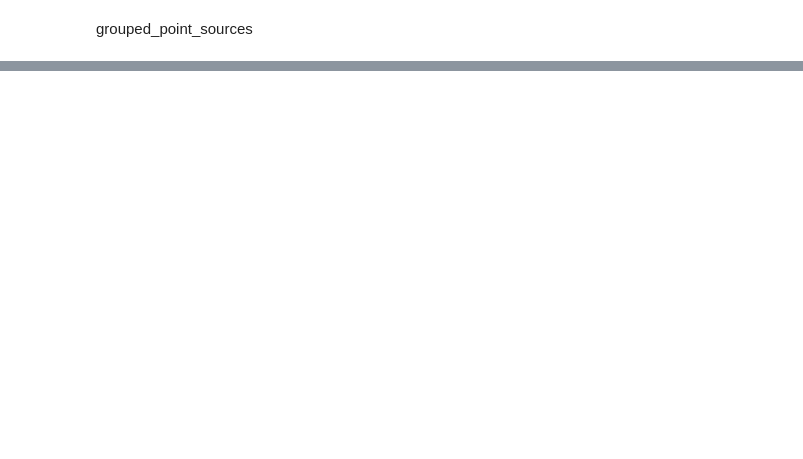
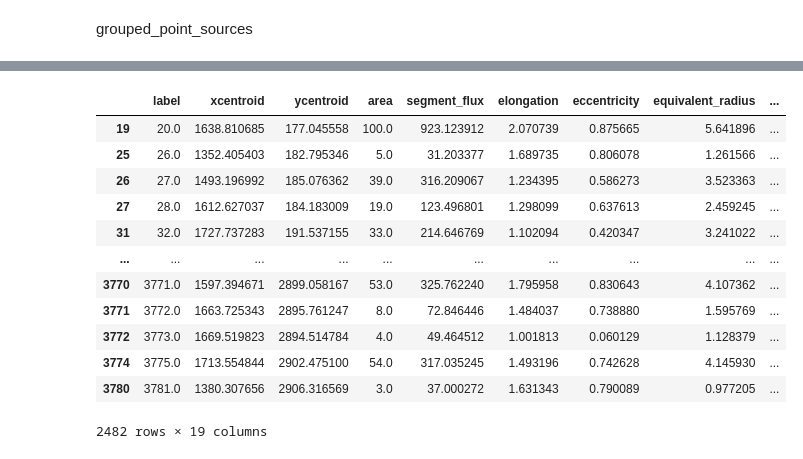
Before and after one commit to MillionConcepts/glcat, a Jupyter notebook: exploration_notebooks/Test.ipynb, the cells around one changed output, grey strips where cells are left out. Saved outputs shown, nothing was run; the diff lists cells and outputs as text; code cells hidden in the pictures; blank space fills up the shorter version.

Commit message:
compare image seg with DAOfind

```diff
--- a/exploration_notebooks/Test.ipynb
+++ b/exploration_notebooks/Test.ipynb
@@ -274,0 +333,31 @@ Located 20487 point sources and 1 extended sources.
+# %%
+%matplotlib notebook
+
+
+eclipse = "23456"
+band = "NUV"
+
+all_sources, summary, segment_map = coregister_Seg_Dao_Pts(eclipse, band)
+
+print(summary)
+
+#plt.imshow(centile_clip(get_image_file(eclipse,band),centiles=(0,99)),cmap='Greys_r',interpolation='none')
+plt.imshow(centile_clip(get_image_file(eclipse,band),centiles=(0,99)),interpolation='none')
+
+for index, point in all_sources.iterrows():
+
+    if point['match']=="both":
+        method = "white"
+        method_r = point['equivalent_radius']
+    if point['match']=="dao":
+        method = "orange"
+        method_r = (point['npix']/3.14)**.5
+    elif point['match']=="seg":
+        method = "black"
+        method_r = point['equivalent_radius']
+
+    xypos = np.transpose([point['xcentroid'], point['ycentroid']])
+
+    ap = CircularAperture(xypos, r=method_r)
+    ap.plot(color=method, lw=.75)
+plt.show()
@@ -298,0 +372,18 @@ plt.show()
+# %%
+both_ided = all_sources[all_sources["match"] == 'both']
+# %%
+both_ided
+# %% [output]
+|  | label | xcentroid | ycentroid | area | segment_flux | elongation | eccentricity | equivalent_radius | ... |
+| 19 | 20.0 | 1638.810685 | 177.045558 | 100.0 | 923.123912 | 2.070739 | 0.875665 | 5.641896 | ... |
+| 25 | 26.0 | 1352.405403 | 182.795346 | 5.0 | 31.203377 | 1.689735 | 0.806078 | 1.261566 | ... |
+| 26 | 27.0 | 1493.196992 | 185.076362 | 39.0 | 316.209067 | 1.234395 | 0.586273 | 3.523363 | ... |
+| 27 | 28.0 | 1612.627037 | 184.183009 | 19.0 | 123.496801 | 1.298099 | 0.637613 | 2.459245 | ... |
+| 31 | 32.0 | 1727.737283 | 191.537155 | 33.0 | 214.646769 | 1.102094 | 0.420347 | 3.241022 | ... |
+| ... | ... | ... | ... | ... | ... | ... | ... | ... | ... |
+| 3770 | 3771.0 | 1597.394671 | 2899.058167 | 53.0 | 325.762240 | 1.795958 | 0.830643 | 4.107362 | ... |
+| 3771 | 3772.0 | 1663.725343 | 2895.761247 | 8.0 | 72.846446 | 1.484037 | 0.738880 | 1.595769 | ... |
+| 3772 | 3773.0 | 1669.519823 | 2894.514784 | 4.0 | 49.464512 | 1.001813 | 0.060129 | 1.128379 | ... |
+| 3774 | 3775.0 | 1713.554844 | 2902.475100 | 54.0 | 317.035245 | 1.493196 | 0.742628 | 4.145930 | ... |
+| 3780 | 3781.0 | 1380.307656 | 2906.316569 | 3.0 | 37.000272 | 1.631343 | 0.790089 | 0.977205 | ... |
+2482 rows × 19 columns
```
Also changed, not shown: parts of 7 cells of this notebook.
